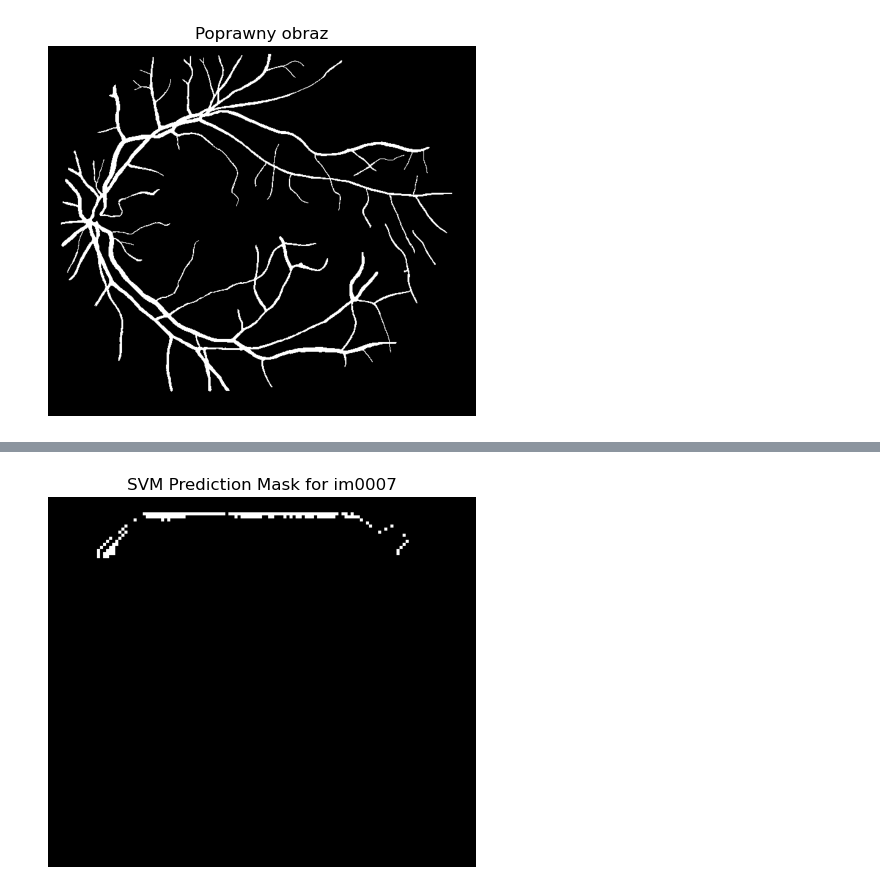
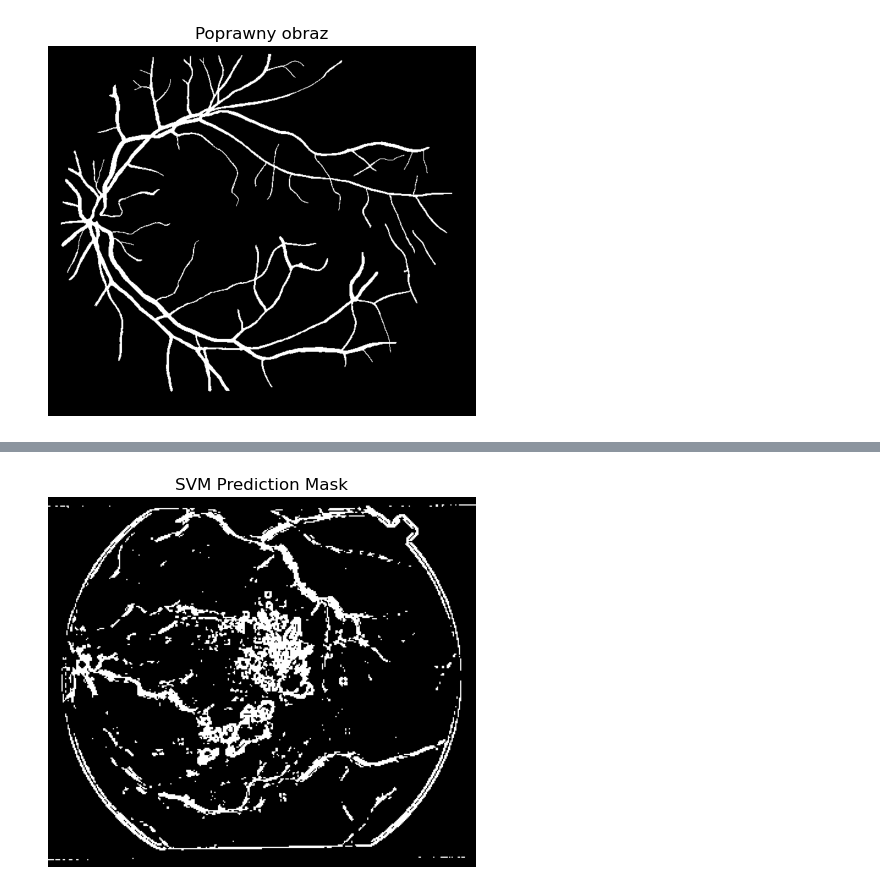
Before and after one commit to PMazi/Informatyka-w-Medycynie, a Jupyter notebook: main.ipynb, the cells around one changed output, grey strips where cells are left out. Cells and saved outputs as stored; diff of their text form; code cells hidden in the pictures.

```diff
--- a/main.ipynb
+++ b/main.ipynb
@@ -261,5 +265,5 @@ print(data)
 # %%
-test_img = cv2.imread("images/im0005.ppm")
+test_img = cv2.imread("images/im0001.ppm")
 img_blur = cv2.GaussianBlur(test_img, (5, 5), 0)
 b, g, r = cv2.split(img_blur)
 clahe = cv2.createCLAHE(clipLimit=2.0, tileGridSize=(8, 8))
@@ -273,7 +277,9 @@ gray = rgb2gray(img_rgb)
 h, w = gray.shape
 test_features = []
 positions = []
+step = 2
 
+test_rows = []
 # Wyciągnięcie cech z nowego obrazu
 for y in range(0, h - window_size + 1, step):
     for x in range(0, w - window_size + 1, step):
@@ -281,5 +287,18 @@ for y in range(0, h - window_size + 1, step):
         var = np.var(patch)
         m_central = moments_central(patch)
         hu = moments_hu(m_central)
+        row = {
+            "var": var,
+            "hu_0": hu[0],
+            "hu_1": hu[1],
+            "hu_2": hu[2],
+            "hu_3": hu[3],
+            "hu_4": hu[4],
+            "hu_5": hu[5],
+            "hu_6": hu[6],
+            }
+        test_rows.append(row)
         test_features.append(np.concatenate([[var], hu]))
         positions.append((y, x))
+test_data = pd.DataFrame(test_rows)
+print(test_data)
@@ -289,5 +326,5 @@ X = data.iloc[:,:-1]
 print(X)
 y_train = data.iloc[:,-1]
 print(y)
-X_test = np.array(test_features)
+X_test = np.array(test_data.iloc[:,:])
 # %% [output]
@@ -338,60 +375,30 @@ X_train, y_train = rus.fit_resample(scaled_data, y_train)
 # %%
 # Create SVM model
 svm_model = svm.SVC(kernel='linear', C=1, class_weight='balanced')
 # Train the model
 svm_model.fit(X_train, y_train)
-# Make predictions
-# y_pred_svm = svm_model.predict(X_test)
-# y_final = svm_model.predict(scaled_data)
-# # Evaluate the model
-# accuracy_svm = accuracy_score(Y, y_final)
-# print(f"SVM model accuracy: {accuracy_svm:.2f}")
-# # Confusion matrix
-# cm_svm = confusion_matrix(y_test, y_pred_svm)
-# print(f"SVM model confusion matrix:\n{cm_svm}")
-# # Classification report
-# cr_svm = classification_report(y_test, y_pred_svm)
-# print(f"SVM model classification report:\n{cr_svm}")
 
 y_final = svm_model.predict(X_test_scaled)
 
-# Stworzenie maski z predykcji
+height, width = gray.shape
+grid_h = (height - window_size) // step + 1
+grid_w = (width - window_size) // step + 1
+prediction_image = np.array(y_final).reshape((grid_h, grid_w))
+full_mask = cv2.resize(prediction_image.astype(np.uint8), (width, height), interpolation=cv2.INTER_LINEAR)
+
+
 output_mask = np.zeros_like(gray, dtype=np.uint8)
+
 for idx, (y, x) in enumerate(positions):
-    if idx >= 2521:
-        break
     class_label = y_final[idx]
     output_mask[y:y+window_size, x:x+window_size] = class_label
 
-# Wyświetlenie predykcyjnej maski
 plt.imshow(output_mask, cmap='gray')
-plt.title("SVM Prediction Mask for im0007")
+plt.title("SVM Prediction Mask")
 plt.axis('off')
 plt.show()
-
-
-# height, width = gray.shape
-# grid_h = (height - window_size) // step + 1
-# grid_w = (width - window_size) // step + 1
-# prediction_image = np.array(y_final).reshape((grid_h, grid_w))
-# full_mask = cv2.resize(prediction_image.astype(np.uint8), (width, height), interpolation=cv2.INTER_LINEAR)
-
-
-# output_mask = np.zeros_like(gray, dtype=np.uint8)
-
-
-# output_mask = np.zeros_like(gray, dtype=np.uint8)
-
-# for idx, (y, x) in enumerate(positions):
-#     class_label = y_final[idx]
-#     output_mask[y:y+window_size, x:x+window_size] = class_label
-
-# plt.imshow(output_mask, cmap='gray')
-# plt.title("SVM Prediction Mask")
-# plt.axis('off')
-# plt.show()
 # %% [output]
-[figure, old version]
+[figure, new version]
 # %%
 # Create and train k-NN model
 knn_model = KNeighborsClassifier(n_neighbors=6)
```
Also changed, not shown: parts of 11 cells of this notebook, 30 other files.
